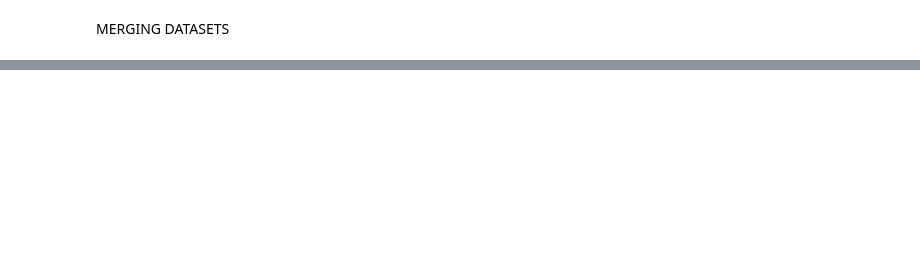
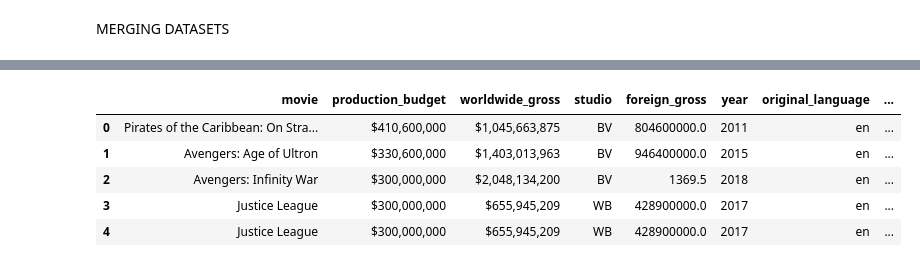
Before and after one commit to Keter22/dsc-phase-1-project-v2-4, a Jupyter notebook: student.ipynb, the cells around one changed output, grey strips where cells are left out. Saved outputs shown, nothing was run; the diff lists cells and outputs as text; code cells hidden in the pictures; blank space fills up the shorter version.

```diff
--- a/student.ipynb
+++ b/student.ipynb
@@ -893,3 +893,12 @@ movies_info.head(10)
 | 69 | 87 | "Mao's Last Dancer" is the inspir... | PG | Art House and International|Drama... | Bruce Beresford | Jan Sardi | Aug 20, 2010 | May 3, 2011 | $ | 4,806,750 | ... |
 # %% [markdown]
 MERGING DATASETS
+# %%
+# Renaming the column 'title' to 'movie' in the DataFrame bom_movie
+bom_movie.rename(columns={'title':'movie'}, inplace=True)
+
+# Renaming the column 'original_title' to 'movie' in the DataFrame tmdb
+tmdb.rename(columns={'original_title':'movie'}, inplace=True)
+
+# Renaming the column 'original_title' to 'movie' in the DataFrame moviebasics
+moviebasics.rename(columns={'original_title':'movie'}, inplace=True)
@@ -895,0 +967,14 @@ MERGING DATASETS
+# %%
+# Dropping the unnecessary columns from the DataFrame final_df
+# Columns 'id_x', 'release_date_x', 'domestic_gross_x', 'domestic_gross_y', 'genre_ids', 'id_y', 'release_date_y', 'movie_id', 'primary_title', 'start_year' are dropped
+final_df.drop(columns=['id_x', 'release_date_x', 'domestic_gross_x', 'domestic_gross_y', 'genre_ids', 'id_y', 'release_date_y', 'movie_id', 'primary_title', 'start_year'], inplace=True)
+
+# Displaying the first 5 rows of the modified DataFrame final_df
+final_df.head(5)
+# %% [output]
+|  | movie | production_budget | worldwide_gross | studio | foreign_gross | year | original_language | ... |
+| 0 | Pirates of the Caribbean: On Stra... | $410,600,000 | $1,045,663,875 | BV | 804600000.0 | 2011 | en | ... |
+| 1 | Avengers: Age of Ultron | $330,600,000 | $1,403,013,963 | BV | 946400000.0 | 2015 | en | ... |
+| 2 | Avengers: Infinity War | $300,000,000 | $2,048,134,200 | BV | 1369.5 | 2018 | en | ... |
+| 3 | Justice League | $300,000,000 | $655,945,209 | WB | 428900000.0 | 2017 | en | ... |
+| 4 | Justice League | $300,000,000 | $655,945,209 | WB | 428900000.0 | 2017 | en | ... |
```
Also changed, not shown: parts of 13 cells of this notebook.
